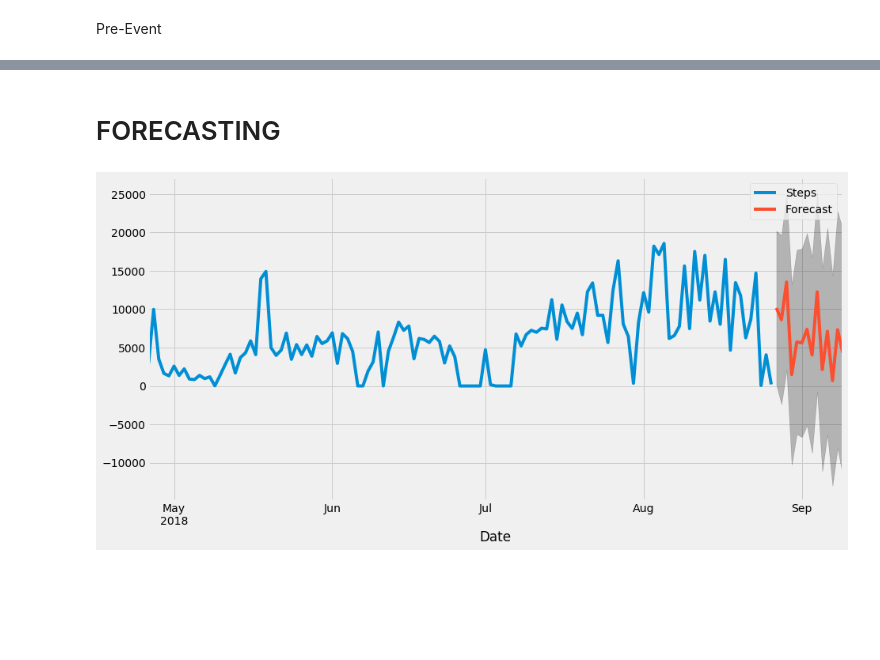
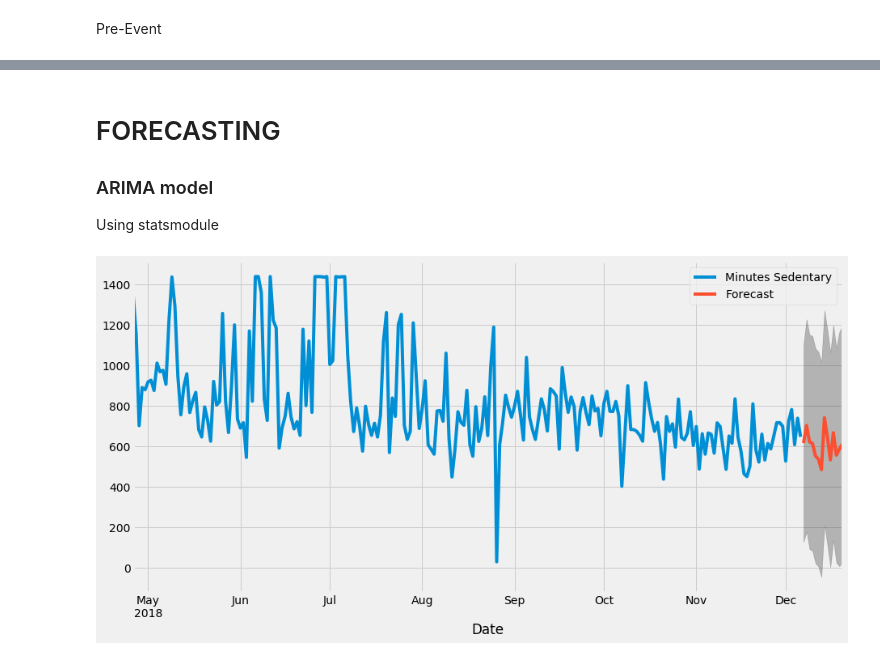
Before and after one commit to CrapWork/time-series, a Jupyter notebook: bare-bones.ipynb, the cells around one changed output, grey strips where cells are left out. Drawn from its saved outputs; the diff is of its cells as text; code cells hidden in the pictures; blank space fills up the shorter version.

```diff
--- a/bare-bones.ipynb
+++ b/bare-bones.ipynb
@@ -154,6 +168,10 @@ plt.pyplot.show()
 # %% [markdown]
 # FORECASTING
+
+### ARIMA model
+Using statsmodule
 # %%
-explore.time_predict(pre_event,'Steps',forecast=True, step_count=14)
+explore.time_predict(df2,'Minutes Sedentary',forecast=True, step_count=14)
+plt.pyplot.show()
 # %% [output]
-[figure, old version]
+[figure, new version]
```
Also changed, not shown: parts of 24 cells of this notebook.
